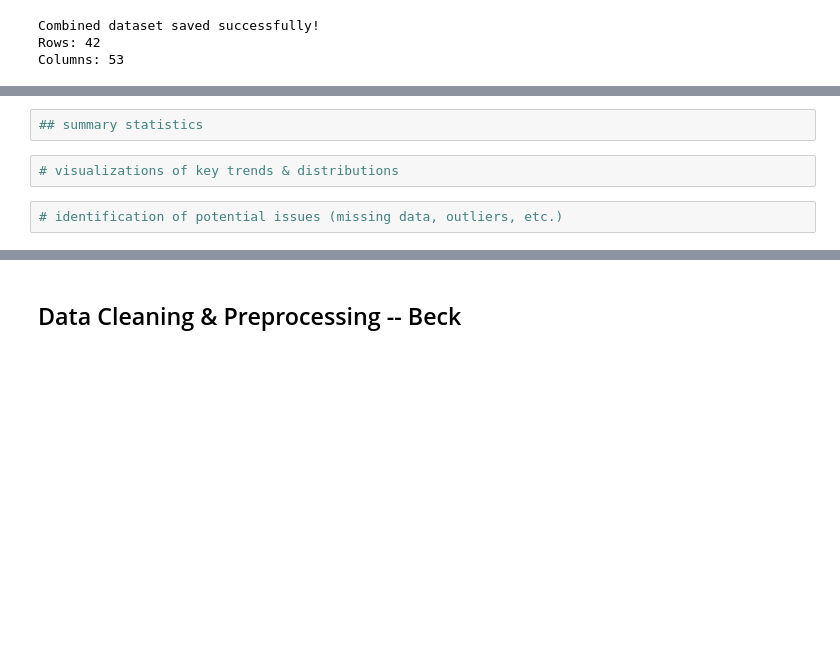
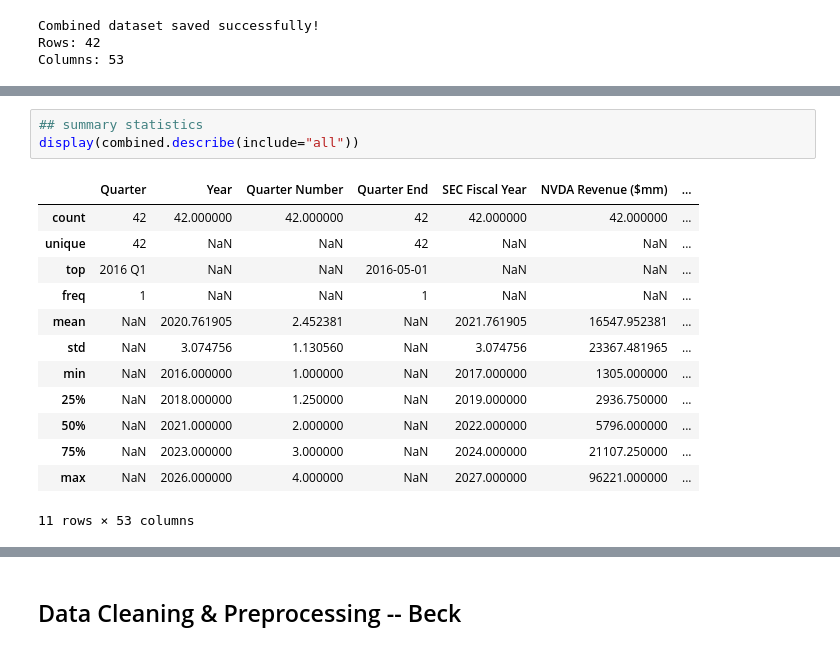
Before and after one commit to mikahamelin-gif/IS-4487-final-project-nvidia, a Jupyter notebook: IS_4487_Final_Project_Notebook.ipynb, the cells around one changed output, grey strips where cells are left out. Saved outputs shown, nothing was run; the diff lists cells and outputs as text; blank space fills up the shorter version.

```diff
--- a/IS_4487_Final_Project_Notebook.ipynb
+++ b/IS_4487_Final_Project_Notebook.ipynb
@@ -277,6 +306,17 @@ Columns: 53
 # %%
 ## summary statistics
+display(combined.describe(include="all"))
+# %% [output]
+|  | Quarter | Year | Quarter Number | Quarter End | SEC Fiscal Year | NVDA Revenue ($mm) | ... |
+| count | 42 | 42.000000 | 42.000000 | 42 | 42.000000 | 42.000000 | ... |
+| unique | 42 | NaN | NaN | 42 | NaN | NaN | ... |
+| top | 2016 Q1 | NaN | NaN | 2016-05-01 | NaN | NaN | ... |
+| freq | 1 | NaN | NaN | 1 | NaN | NaN | ... |
+| mean | NaN | 2020.761905 | 2.452381 | NaN | 2021.761905 | 16547.952381 | ... |
+| std | NaN | 3.074756 | 1.130560 | NaN | 3.074756 | 23367.481965 | ... |
+| min | NaN | 2016.000000 | 1.000000 | NaN | 2017.000000 | 1305.000000 | ... |
+| 25% | NaN | 2018.000000 | 1.250000 | NaN | 2019.000000 | 2936.750000 | ... |
+| 50% | NaN | 2021.000000 | 2.000000 | NaN | 2022.000000 | 5796.000000 | ... |
+| 75% | NaN | 2023.000000 | 3.000000 | NaN | 2024.000000 | 21107.250000 | ... |
+| max | NaN | 2026.000000 | 4.000000 | NaN | 2027.000000 | 96221.000000 | ... |
+11 rows × 53 columns
-# %%
-# visualizations of key trends & distributions
-# %%
-# identification of potential issues (missing data, outliers, etc.)
```
Also changed, not shown: parts of 10 cells of this notebook.
